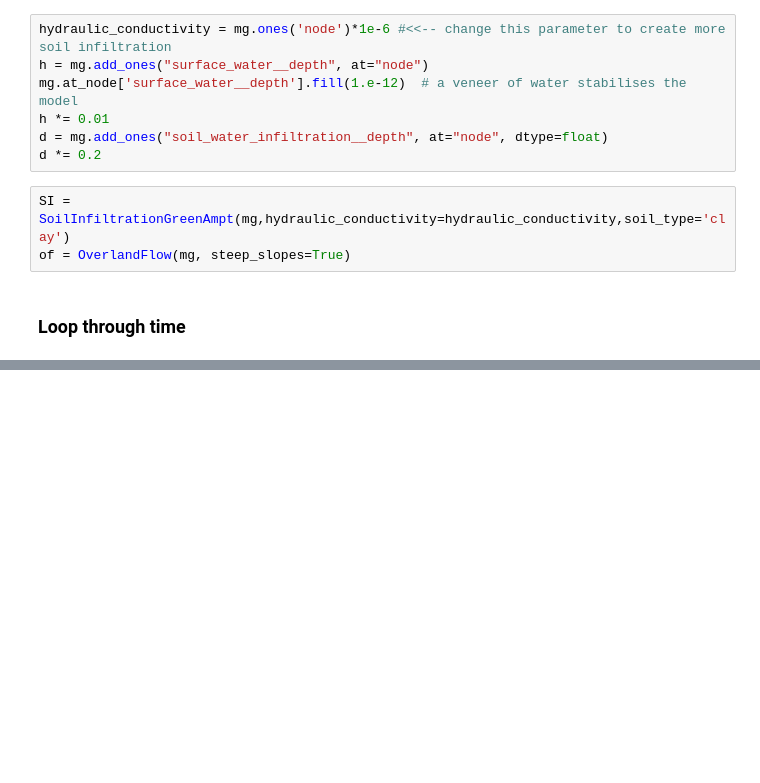
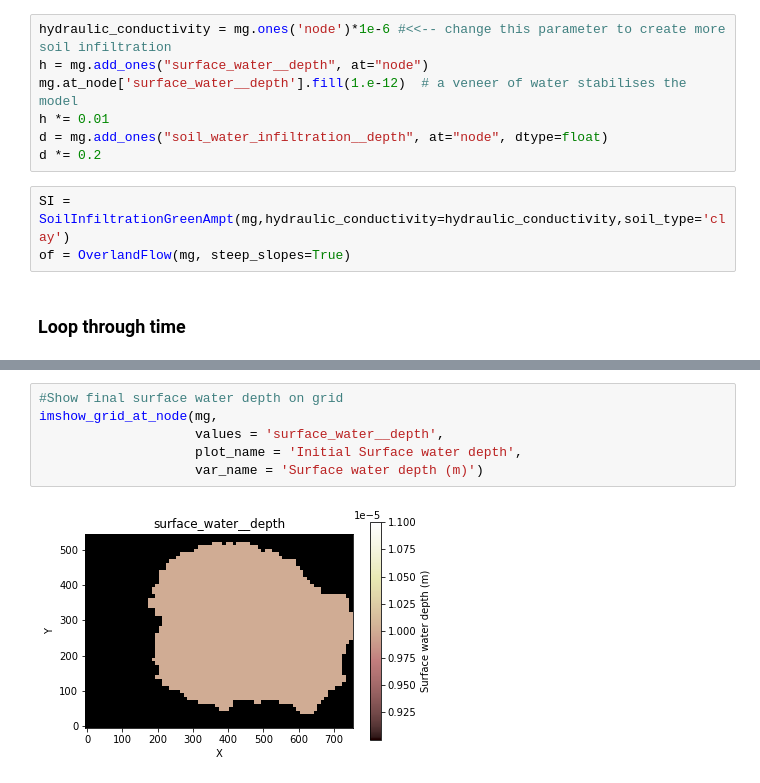
Before and after one commit to espin-2020/precipitation_lanscape_evolution, a Jupyter notebook: Brooke_Final_notebook.ipynb, the cells around one changed output, grey strips where cells are left out. Drawn from its saved outputs; the diff is of its cells as text; blank space fills up the shorter version.

```diff
--- a/Brooke_Final_notebook.ipynb
+++ b/Brooke_Final_notebook.ipynb
@@ -85,0 +117,8 @@ of = OverlandFlow(mg, steep_slopes=True)
+# %%
+#Show final surface water depth on grid
+imshow_grid_at_node(mg,
+                    values = 'surface_water__depth',
+                    plot_name = 'Initial Surface water depth',
+                    var_name = 'Surface water depth (m)')
+# %% [output]
+[figure, added]
```
Also changed, not shown: parts of 12 cells of this notebook.
